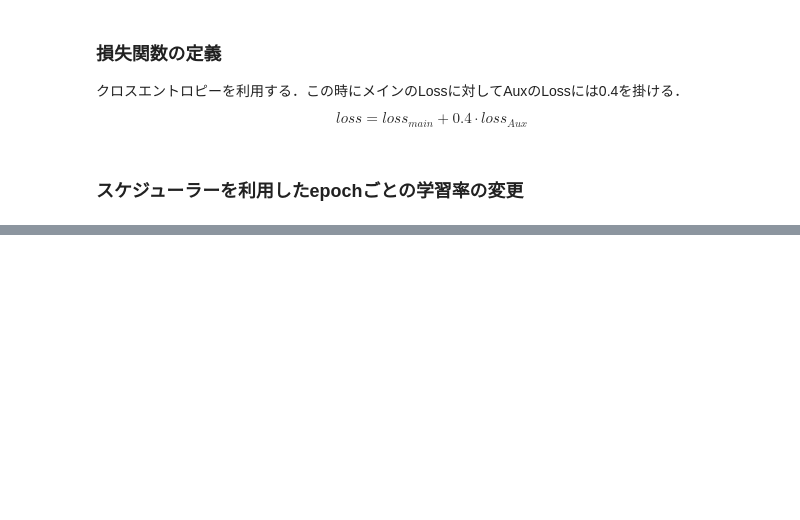
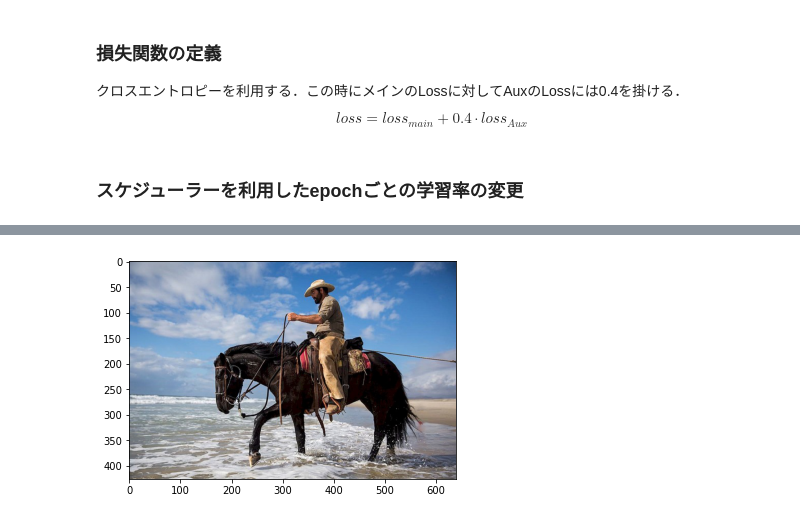
Before and after one commit to Hase-U/learn_pytorch_advanced, a Jupyter notebook: mycode/3_semantic_segmentation/PSPNet.ipynb, the cells around one changed output, grey strips where cells are left out. Cells and saved outputs as stored; diff of their text form; code cells hidden in the pictures; blank space fills up the shorter version.

```diff
--- a/mycode/3_semantic_segmentation/PSPNet.ipynb
+++ b/mycode/3_semantic_segmentation/PSPNet.ipynb
@@ -906,0 +1059,4 @@ criterion = PSPLoss(aux_weight=0.4)
+# %%
+# 学習・検証を実行する
+num_epochs = 10
+train_model(net, dataloaders_dict, criterion, scheduler, optimizer, num_epochs=num_epochs)
@@ -906,0 +1086,78 @@ criterion = PSPLoss(aux_weight=0.4)
+# %%
+from utils.dataloader import make_datapath_list, DataTransform
+
+
+# ファイルパスリスト作成
+rootpath = "./data/VOCdevkit/VOC2012/"
+train_img_list, train_anno_list, val_img_list, val_anno_list = make_datapath_list(
+    rootpath=rootpath)
+
+# 後ほどアノテーション画像のみを使用する
+# %%
+device = torch.device("cuda:0" if torch.cuda.is_available() else "cpu")
+net.to(device)
+
+# 1. 元画像の表示
+image_file_path = "./data/cowboy-757575_640.jpg"
+img = Image.open(image_file_path)   # [高さ][幅][色RGB]
+img_width, img_height = img.size
+plt.imshow(img)
+plt.show()
+
+# 2. 前処理クラスの作成
+color_mean = (0.485, 0.456, 0.406)
+color_std = (0.229, 0.224, 0.225)
+transform = DataTransform(
+    input_size=475, color_mean=color_mean, color_std=color_std)
+
+# 3. 前処理
+# 適当なアノテーション画像を用意し、さらにカラーパレットの情報を抜き出す
+anno_file_path = val_anno_list[0]
+anno_class_img = Image.open(anno_file_path)   # [高さ][幅]
+p_palette = anno_class_img.getpalette()
+phase = "val"
+img, anno_class_img = transform(phase, img, anno_class_img)
+
+
+# 4. PSPNetで推論する
+net.eval()
+x = img.unsqueeze(0).to(device)  # ミニバッチ化：torch.Size([1, 3, 475, 475])
+outputs = net(x)
+y = outputs[0]  # AuxLoss側は無視 yのサイズはtorch.Size([1, 21, 475, 475])
+
+
+# 5. PSPNetの出力から最大クラスを求め、カラーパレット形式にし、画像サイズを元に戻す
+y = y.cpu()
+y = y[0].detach().numpy()  # y：torch.Size([1, 21, 475, 475])
+y = np.argmax(y, axis=0)
+anno_class_img = Image.fromarray(np.uint8(y), mode="P")
+anno_class_img = anno_class_img.resize((img_width, img_height), Image.NEAREST)
+anno_class_img.putpalette(p_palette)
+plt.imshow(anno_class_img)
+plt.show()
+
+
+# 6. 画像を透過させて重ねる
+trans_img = Image.new('RGBA', anno_class_img.size, (0, 0, 0, 0))
+anno_class_img = anno_class_img.convert('RGBA')  # カラーパレット形式をRGBAに変換
+
+for x in range(img_width):
+    for y in range(img_height):
+        # 推論結果画像のピクセルデータを取得
+        pixel = anno_class_img.getpixel((x, y))
+        r, g, b, a = pixel
+
+        # (0, 0, 0)の背景ならそのままにして透過させる
+        if pixel[0] == 0 and pixel[1] == 0 and pixel[2] == 0:
+            continue
+        else:
+            # それ以外の色は用意した画像にピクセルを書き込む
+            trans_img.putpixel((x, y), (r, g, b, 150))
+            # 150は透過度の大きさを指定している
+
+img = Image.open(image_file_path)   # [高さ][幅][色RGB]
+result = Image.alpha_composite(img.convert('RGBA'), trans_img)
+plt.imshow(result)
+plt.show()
+# %% [output]
+[figure, added]
```
Also changed, not shown: parts of 10 cells of this notebook.
